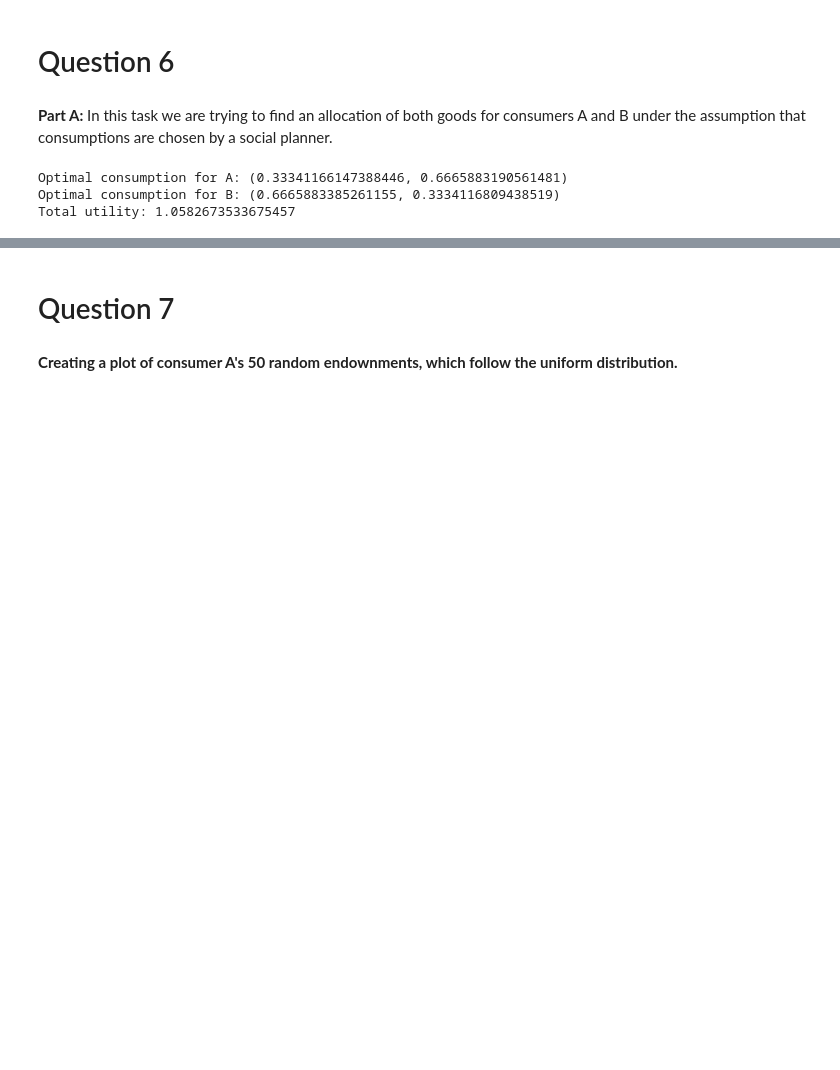
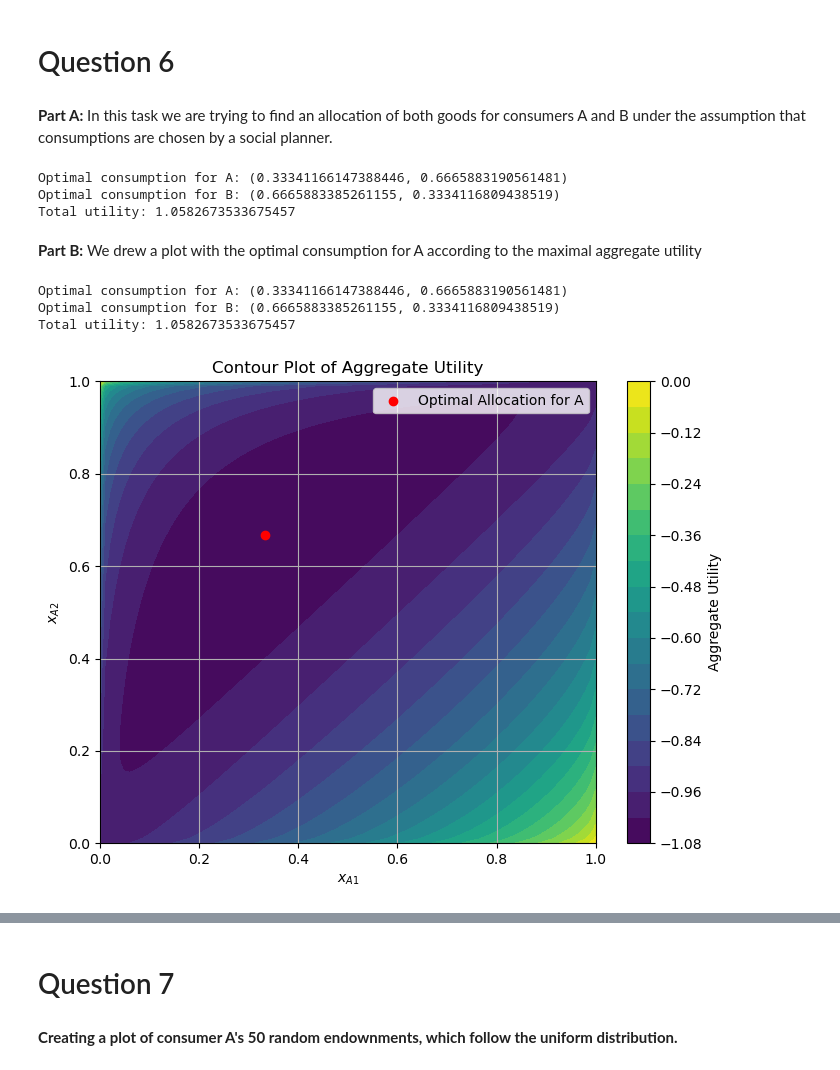
Before and after one commit to NumEconCopenhagen/projects-2024-chloe-louis-zuzanna, a Jupyter notebook: inauguralproject/inauguralproject.ipynb, the cells around one changed output, grey strips where cells are left out. Cells and saved outputs as stored; diff of their text form; code cells hidden in the pictures; blank space fills up the shorter version.

```diff
--- a/inauguralproject/inauguralproject.ipynb
+++ b/inauguralproject/inauguralproject.ipynb
@@ -557,3 +557,74 @@ print("Total utility:", total_utility)
 Optimal consumption for A: (0.33341166147388446, 0.6665883190561481)
 Optimal consumption for B: (0.6665883385261155, 0.3334116809438519)
 Total utility: 1.0582673533675457
+# %% [markdown]
+**Part B:** We drew a plot with the optimal consumption for A according to the maximal aggregate utility
+# %%
+import numpy as np
+import matplotlib.pyplot as plt
+from scipy.optimize import minimize
+
+# Define parameters
+alpha = 1/3
+beta = 2/3
+
+# Defining the utility functions for A and B
+def u_A(xA1, xA2):
+    return xA1 ** alpha * xA2 ** (1 - alpha)
+
+def u_B(xB1, xB2):
+    return xB1 ** beta * xB2 ** (1 - beta)
+
+# Defining the objective function to maximize
+def objective(x):
+    xA1, xA2 = x
+    xB1 = 1 - xA1
+    xB2 = 1 - xA2
+    return -(u_A(xA1, xA2) + u_B(xB1, xB2)) # We want to maximize aggregate utility
+
+# Defining the constraints (consumption must be within [0, 1])
+constraint = ({'type': 'ineq', 'fun': lambda x: x[0]}, # xA1 >= 0
+                {'type': 'ineq', 'fun': lambda x: x[1]}, # xA2 >= 0
+                {'type': 'ineq', 'fun': lambda x: 1 - x[0]}, # xA1 <= 1
+                {'type': 'ineq', 'fun': lambda x: 1 - x[1]}) # xA2 <= 1
+
+# Initial guess for A's consumption
+initial_guess = [0.5, 0.5]
+
+# Optimization problem
+result = minimize(objective, initial_guess, constraints=constraint)
+
+# Extracting optimal consumption for A and B
+xA1_optimal, xA2_optimal = result.x
+xB1_optimal = 1 - xA1_optimal
+xB2_optimal = 1 - xA2_optimal
+
+# Calculating the total utility
+total_utility = -result.fun
+
+# Printing the result
+print("Optimal consumption for A:", (xA1_optimal, xA2_optimal))
+print("Optimal consumption for B:", (xB1_optimal, xB2_optimal))
+print("Total utility:", total_utility)
+
+# Creating a contour plot
+xA1_values = np.linspace(0, 1, 100)
+xA2_values = np.linspace(0, 1, 100)
+X, Y = np.meshgrid(xA1_values, xA2_values)
+Z = -(u_A(X, Y) + u_B(1 - X, 1 - Y))  # Negative of the total utility to maximize
+
+plt.figure(figsize=(8, 6))
+contour = plt.contourf(X, Y, Z, levels=20, cmap='viridis')
+plt.colorbar(contour, label='Aggregate Utility')
+plt.scatter(xA1_optimal, xA2_optimal, color='red', label='Optimal Allocation for A')
+plt.xlabel('$x_{A1}$')
+plt.ylabel('$x_{A2}$')
+plt.title('Contour Plot of Aggregate Utility')
+plt.legend()
+plt.grid(True)
+plt.show()
+# %% [output]
+Optimal consumption for A: (0.33341166147388446, 0.6665883190561481)
+Optimal consumption for B: (0.6665883385261155, 0.3334116809438519)
+Total utility: 1.0582673533675457
+[figure, added]
```
Also changed, not shown: parts of 6 cells of this notebook.
